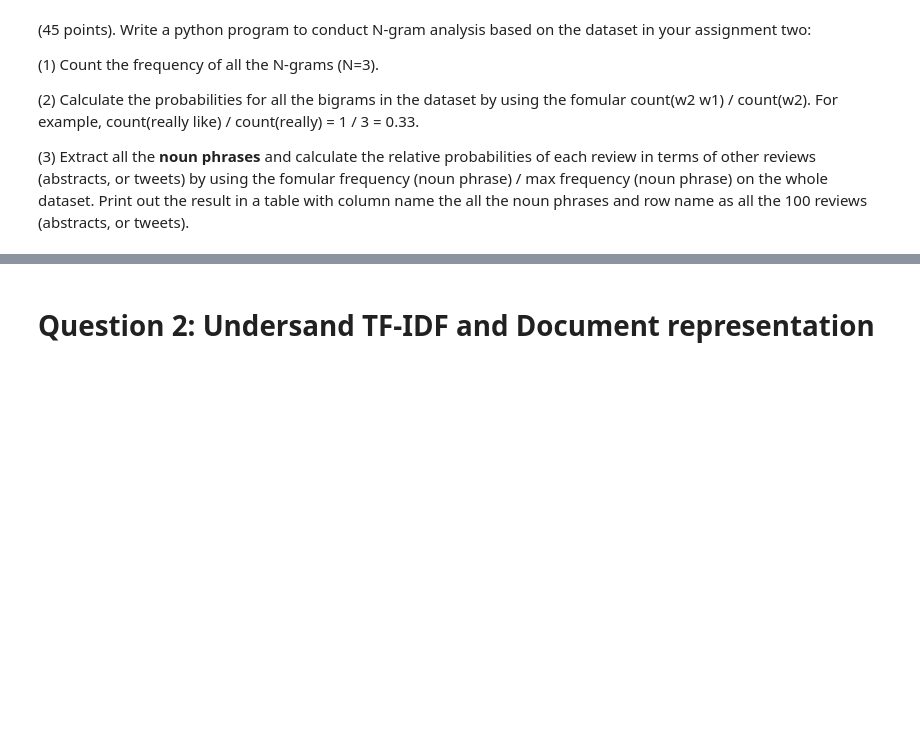
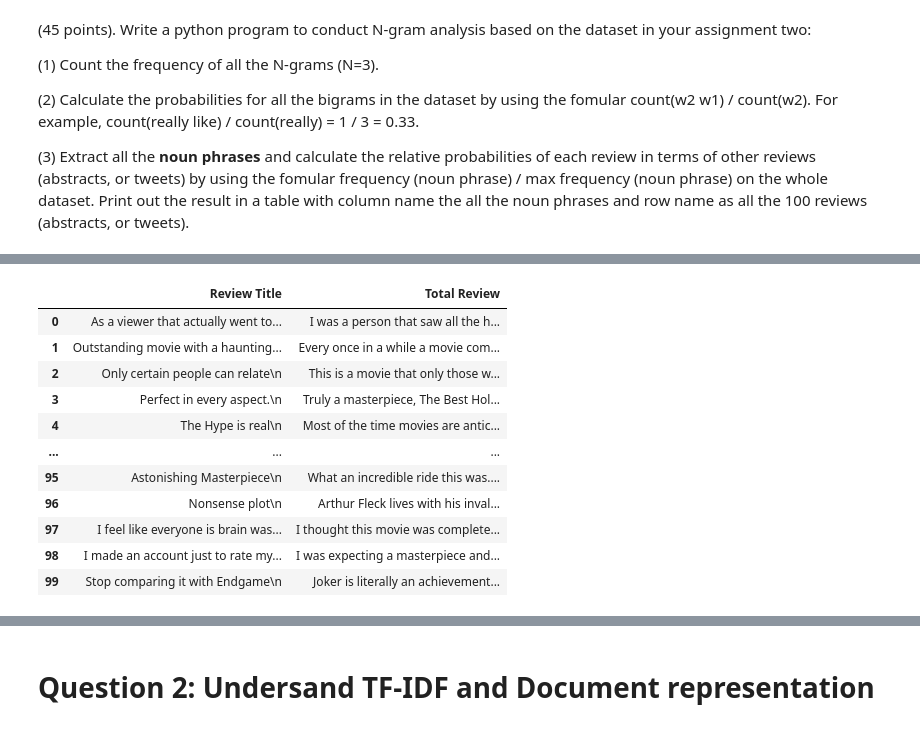
Before and after one commit to RadhavaramHarika/Harika_INFO5731_Spring2020, a Jupyter notebook: Harika_INFO5731_Assignment_Three.ipynb, the cells around one changed output, grey strips where cells are left out. Cells and saved outputs as stored; diff of their text form; code cells hidden in the pictures; blank space fills up the shorter version.

```diff
--- a/Harika_INFO5731_Assignment_Three.ipynb
+++ b/Harika_INFO5731_Assignment_Three.ipynb
@@ -14,3 +14,79 @@ In this assignment, you are required to conduct information extraction, semantic
 (2) Calculate the probabilities for all the bigrams in the dataset by using the fomular count(w2 w1) / count(w2). For example, count(really like) / count(really) = 1 / 3 = 0.33.
 
 (3) Extract all the **noun phrases** and calculate the relative probabilities of each review in terms of other reviews (abstracts, or tweets) by using the fomular frequency (noun phrase) / max frequency (noun phrase) on the whole dataset. Print out the result in a table with column name the all the noun phrases and row name as all the 100 reviews (abstracts, or tweets).
+# %%
+import urllib.request
+from bs4 import BeautifulSoup
+import pandas as panda
+
+def getDataFromUrl(url):
+  with urllib.request.urlopen(url) as file:
+    web_content = file.read()
+    b_soup = BeautifulSoup(web_content)
+  return b_soup
+
+def getUserReviewList(urlData):
+  review_data = urlData.find_all("div",{"class":"lister-item-content"})
+  reviews_list = []
+  for each in review_data:
+    title = each.find('a').get_text()
+    review = each.find(class_ = "content").find(class_ = "text show-more__control").get_text()
+    reviews_list.append([title, review])
+  return reviews_list
+
+def getHundredUserReviewList(urlData):
+  total_reviews = getUserReviewList(urlData)
+  count=len(total_reviews)
+  base_url = loadMoreReviews(urlData)
+  while len(total_reviews)!=100:
+    if base_url is not None:
+      content = getDataFromUrl(base_url)
+      for each in getUserReviewList(content):
+        total_reviews.append(each)
+    else:
+      break
+    count = len(total_reviews)
+  return total_reviews
+
+def extractFirstReview(reviewList):
+  user_review = reviewList[0]
+  return user_review
+
+def retriewTitles(reviewList):
+  titles = [each.find('a').get_text() for each in reviewList]
+  return titles
+
+def retriewTotalReview(reviewList):
+  totalReviews = [each.find(class_ = "content").find(class_ = "text show-more__control").get_text() for each in reviewList]
+  return totalReviews
+
+def loadMoreReviews(url_data):
+  moreReviews = url_data.select(".load-more-data") if url_data else None
+  if len(moreReviews):
+    ajax_url = moreReviews[0]["data-ajaxurl"]
+    url = "https://www.imdb.com"+ajax_url+"?ref_=undefined&paginationKey="
+    try:
+      key = moreReviews[0]["data-key"]
+    except KeyError:
+      key = None
+  return url+key if key else None
+
+def uploadReviewsToCSV(reviewList):
+  csv_dict = {"Review Title":[each[0] for each in reviewList],
+              "Total Review":[each[1] for each in reviewList]}
+  datafr = panda.DataFrame(csv_dict)
+  datafr.to_csv('UserReview.csv', index = False)
+  return datafr
+
+
+url = "https://www.imdb.com/title/tt7286456/reviews?start=0"
+web_content = getDataFromUrl(url)
+
+user_reviews = getHundredUserReviewList(web_content)
+print(len(user_reviews))
+
+first_review = extractFirstReview(user_reviews)
+print(first_review)
+
+uploadReviewsToCSV(user_reviews)
+# %% [output]
@@ -16,0 +95,12 @@ In this assignment, you are required to conduct information extraction, semantic
+|  | Review Title | Total Review |
+| 0 | As a viewer that actually went to... | I was a person that saw all the h... |
+| 1 | Outstanding movie with a haunting... | Every once in a while a movie com... |
+| 2 | Only certain people can relate\n | This is a movie that only those w... |
+| 3 | Perfect in every aspect.\n | Truly a masterpiece, The Best Hol... |
+| 4 | The Hype is real\n | Most of the time movies are antic... |
+| ... | ... | ... |
+| 95 | Astonishing Masterpiece\n | What an incredible ride this was.... |
+| 96 | Nonsense plot\n | Arthur Fleck lives with his inval... |
+| 97 | I feel like everyone is brain was... | I thought this movie was complete... |
+| 98 | I made an account just to rate my... | I was expecting a masterpiece and... |
+| 99 | Stop comparing it with Endgame\n | Joker is literally an achievement... |
```
Also changed, not shown: parts of 3 cells of this notebook.
